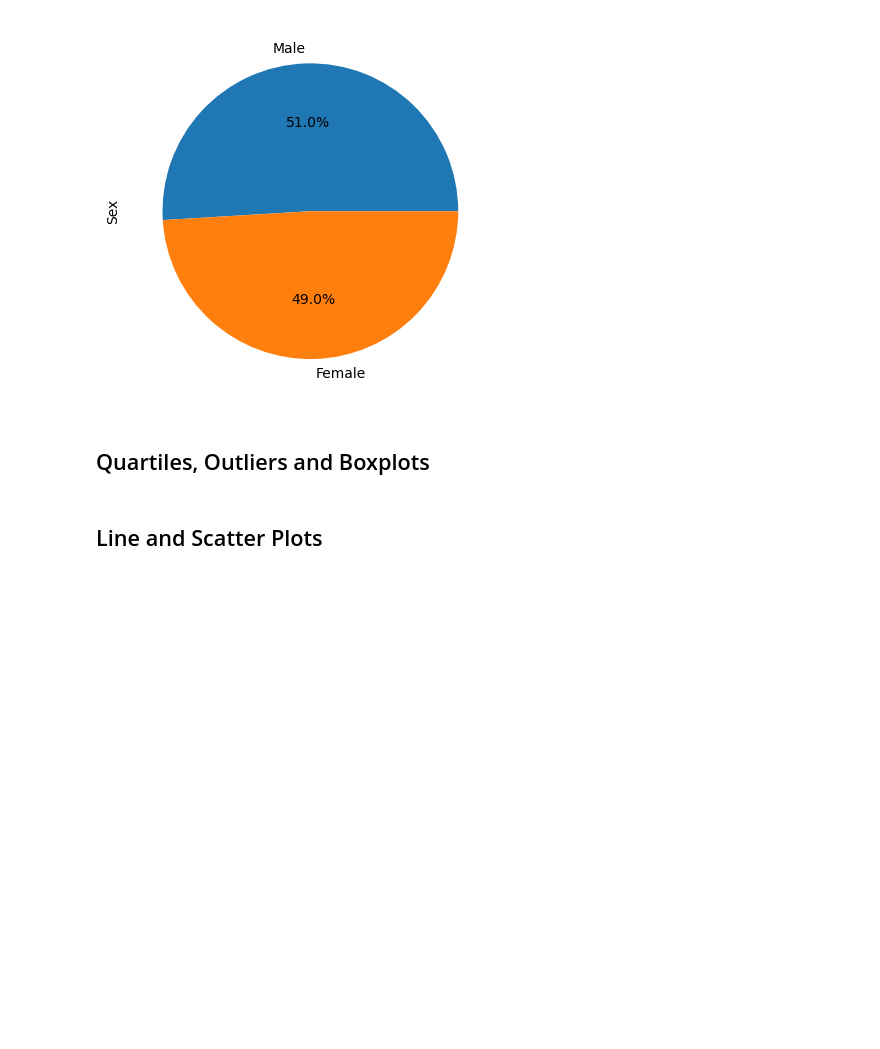
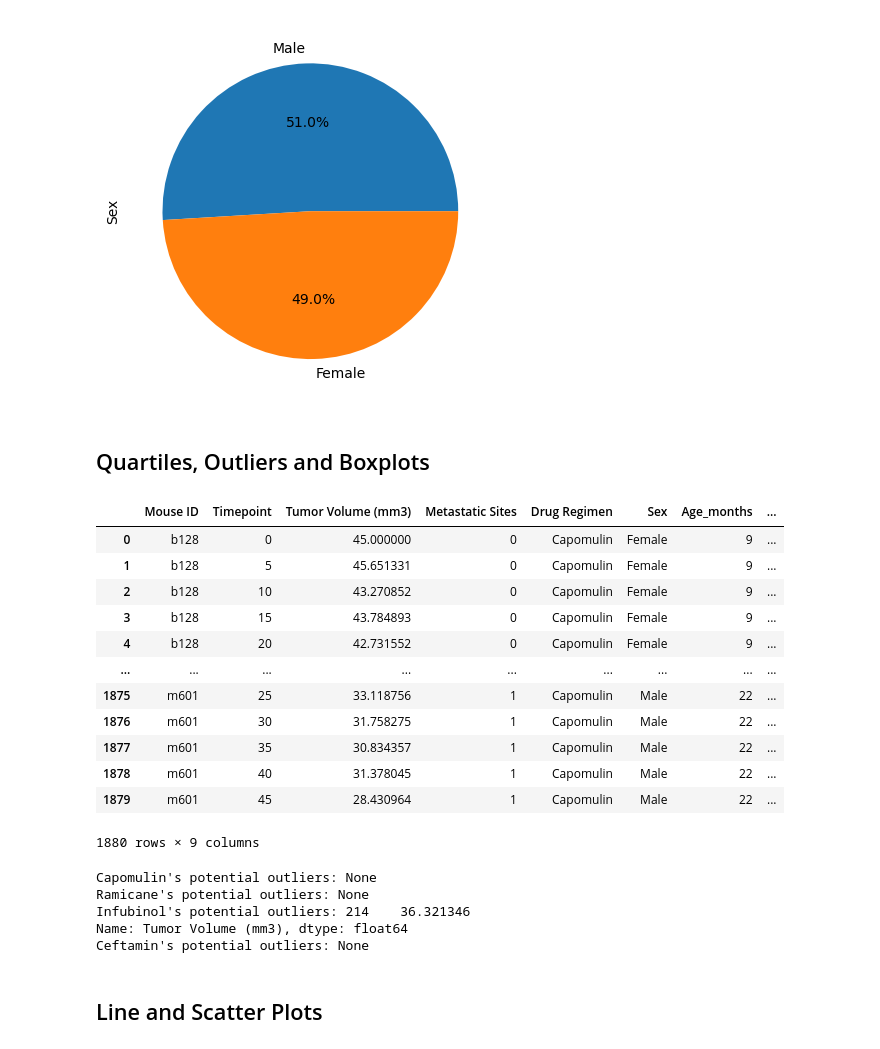
Before and after one commit to Starkilled1/Pymaceuticals-Challenge, a Jupyter notebook: pymaceuticals_starter copy.ipynb, the cells around one changed output. Cells and saved outputs as stored; diff of their text form; code cells hidden in the pictures; blank space fills up the shorter version.

Commit message:
Added calculatyion of quartiles

```diff
--- a/pymaceuticals_starter copy.ipynb
+++ b/pymaceuticals_starter copy.ipynb
@@ -153,28 +153,63 @@ plt.show()
 # %%
 # Calculate the final tumor volume of each mouse across four of the treatment regimens:
 # Capomulin, Ramicane, Infubinol, and Ceftamin
 
 # Start by getting the last (greatest) timepoint for each mouse
-
-
+max_df = pd.DataFrame(clean_df.groupby('Mouse ID')['Timepoint'].max()).rename(columns={'Timepoint':'Max_timepoint'}).reset_index()
+max_df
 # Merge this group df with the original DataFrame to get the tumor volume at the last timepoint
+maxmerge_df = pd.merge(clean_df, max_df, on='Mouse ID')
+maxmerge_df
+# %% [output]
+|  | Mouse ID | Timepoint | Tumor Volume (mm3) | Metastatic Sites | Drug Regimen | Sex | Age_months | ... |
+| 0 | b128 | 0 | 45.000000 | 0 | Capomulin | Female | 9 | ... |
+| 1 | b128 | 5 | 45.651331 | 0 | Capomulin | Female | 9 | ... |
+| 2 | b128 | 10 | 43.270852 | 0 | Capomulin | Female | 9 | ... |
+| 3 | b128 | 15 | 43.784893 | 0 | Capomulin | Female | 9 | ... |
+| 4 | b128 | 20 | 42.731552 | 0 | Capomulin | Female | 9 | ... |
+| ... | ... | ... | ... | ... | ... | ... | ... | ... |
+| 1875 | m601 | 25 | 33.118756 | 1 | Capomulin | Male | 22 | ... |
+| 1876 | m601 | 30 | 31.758275 | 1 | Capomulin | Male | 22 | ... |
+| 1877 | m601 | 35 | 30.834357 | 1 | Capomulin | Male | 22 | ... |
+| 1878 | m601 | 40 | 31.378045 | 1 | Capomulin | Male | 22 | ... |
+| 1879 | m601 | 45 | 28.430964 | 1 | Capomulin | Male | 22 | ... |
+1880 rows × 9 columns
 # %%
 # Put treatments into a list for for loop (and later for plot labels)
-
+drugs_names = ['Capomulin', 'Ramicane', 'Infubinol', 'Ceftamin']
 
 # Create empty list to fill with tumor vol data (for plotting)
-
+drugs_val = []
 
 # Calculate the IQR and quantitatively determine if there are any potential outliers.
 
+for drug in drugs_names:
 
     # Locate the rows which contain mice on each drug and get the tumor volumes
+    drug_vol = maxmerge_df.loc[(maxmerge_df['Drug Regimen'] == drug) & (maxmerge_df['Timepoint'] == maxmerge_df['Max_timepoint']), 'Tumor Volume (mm3)']
 
-
+    drugs_val.append(drug_vol)
     # add subset
 
+    quartiles = drug_vol.quantile([0.25, 0.5, 0.75])
+    lowerq = quartiles[0.25]
+    upperq = quartiles[0.75]
+    iqr = upperq - lowerq
+    # Determine outliers using upper and lower bounds
 
-    # Determine outliers using upper and lower bounds
+    lower_bound = lowerq - (1.5 * iqr)
+    upper_bound = upperq + (1.5 * iqr)
+    outliers = drug_vol.loc[(drug_vol < lower_bound) | (drug_vol > upper_bound)]
+    if outliers.empty:
+        print(f"{drug}'s potential outliers: None")
+    else:
+        print(f"{drug}'s potential outliers: {outliers}")
+# %% [output]
+Capomulin's potential outliers: None
+Ramicane's potential outliers: None
+Infubinol's potential outliers: 214    36.321346
+Name: Tumor Volume (mm3), dtype: float64
+Ceftamin's potential outliers: None
 # %%
 # Generate a box plot that shows the distrubution of the tumor volume for each treatment group.
 # %% [markdown]
```
